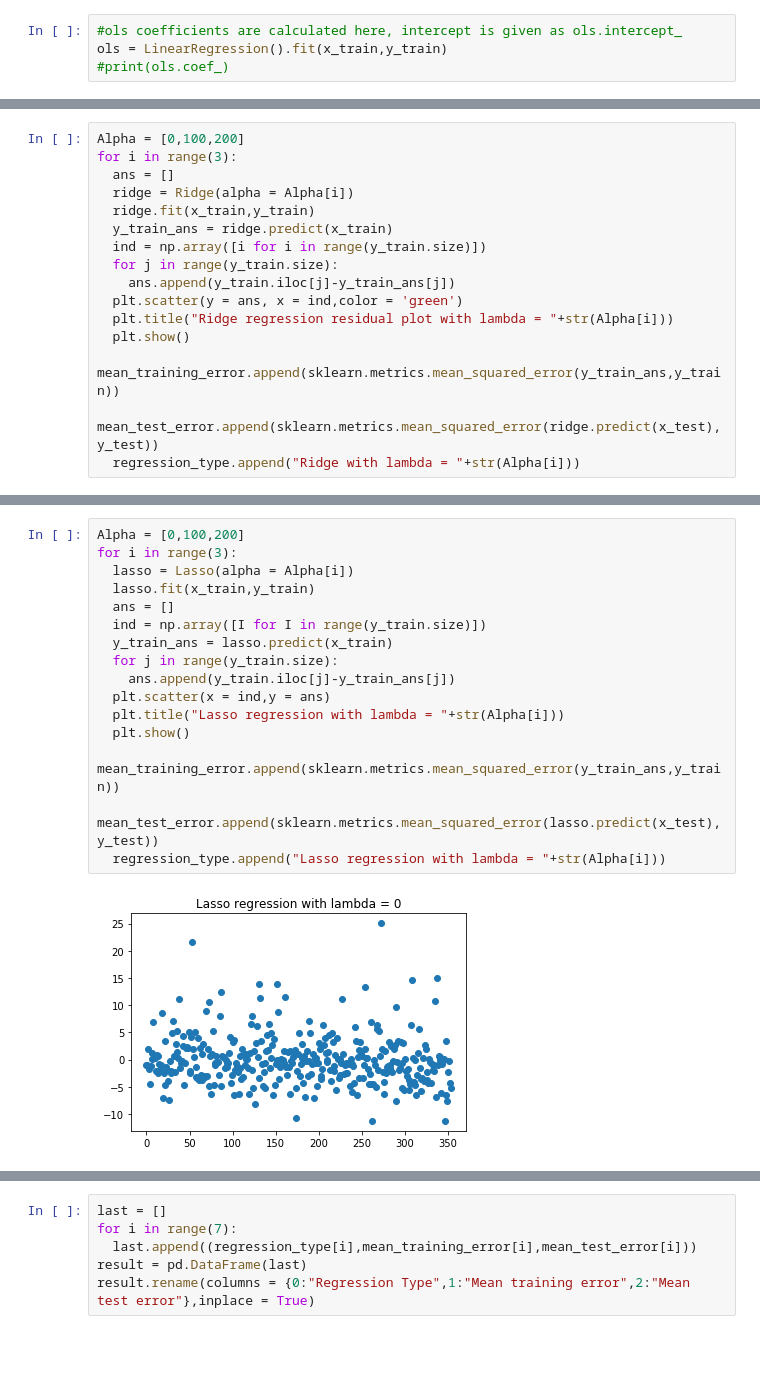
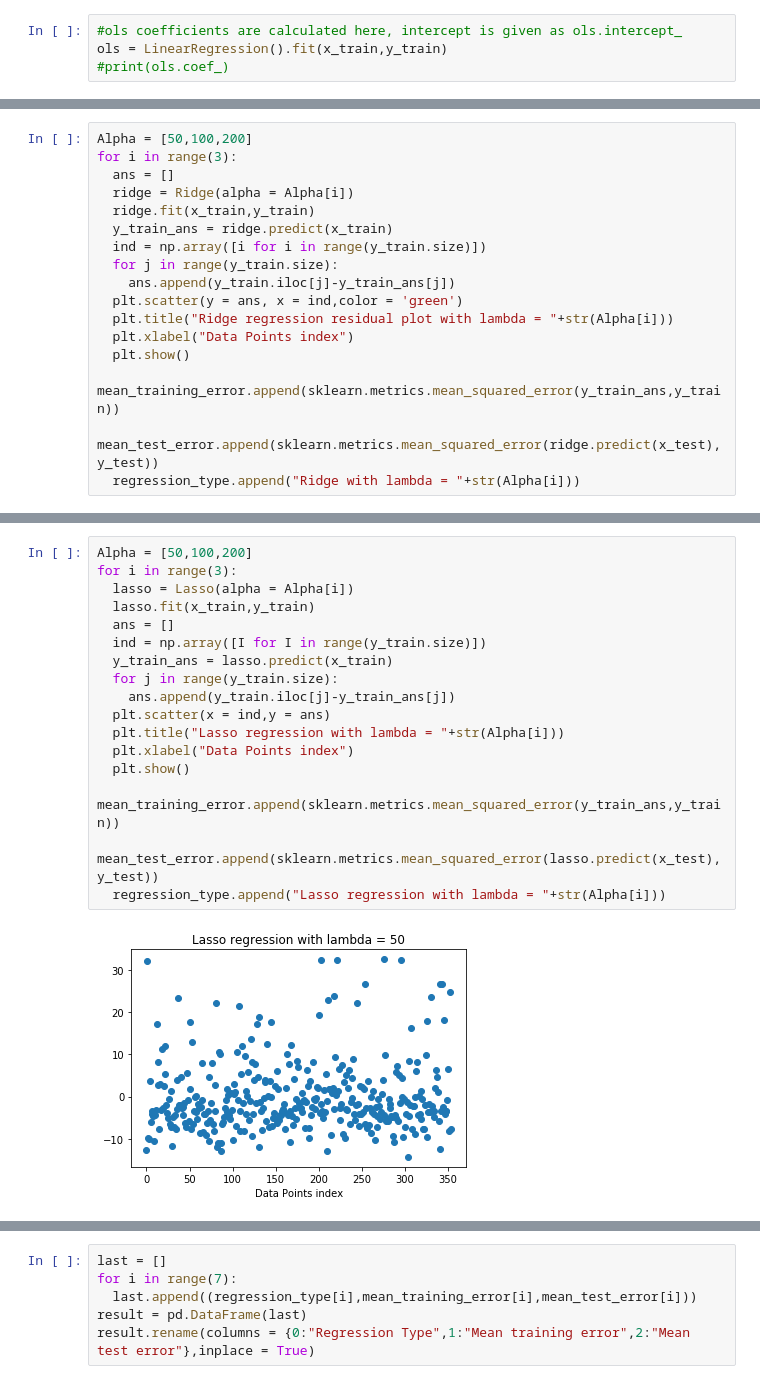
Before and after one commit to PradyumnG/CS-521-Assignments, a Jupyter notebook: Assignment1.ipynb, the cells around one changed output, grey strips where cells are left out. Drawn from its saved outputs; the diff is of its cells as text; blank space fills up the shorter version.

```diff
--- a/Assignment1.ipynb
+++ b/Assignment1.ipynb
@@ -96,5 +136,5 @@ plt.show()
 # %%
-Alpha = [0,100,200]
+Alpha = [50,100,200]
 for i in range(3):
   ans = []
   ridge = Ridge(alpha = Alpha[i])
@@ -105,6 +145,7 @@ for i in range(3):
     ans.append(y_train.iloc[j]-y_train_ans[j])
   plt.scatter(y = ans, x = ind,color = 'green')
   plt.title("Ridge regression residual plot with lambda = "+str(Alpha[i]))
+  plt.xlabel("Data Points index")
   plt.show()
   mean_training_error.append(sklearn.metrics.mean_squared_error(y_train_ans,y_train))
   mean_test_error.append(sklearn.metrics.mean_squared_error(ridge.predict(x_test),y_test))
@@ -144,18 +189,19 @@ for i in range(5):
 # %%
-Alpha = [0,100,200]
+Alpha = [50,100,200]
 for i in range(3):
   lasso = Lasso(alpha = Alpha[i])
   lasso.fit(x_train,y_train)
   ans = []
   ind = np.array([I for I in range(y_train.size)])
   y_train_ans = lasso.predict(x_train)
   for j in range(y_train.size):
     ans.append(y_train.iloc[j]-y_train_ans[j])
   plt.scatter(x = ind,y = ans)
   plt.title("Lasso regression with lambda = "+str(Alpha[i]))
+  plt.xlabel("Data Points index")
   plt.show()
   mean_training_error.append(sklearn.metrics.mean_squared_error(y_train_ans,y_train))
   mean_test_error.append(sklearn.metrics.mean_squared_error(lasso.predict(x_test),y_test))
   regression_type.append("Lasso regression with lambda = "+str(Alpha[i]))
 # %% [output]
-[figure, old version]
+[figure, new version]
```
Also changed, not shown: parts of 24 cells of this notebook.
